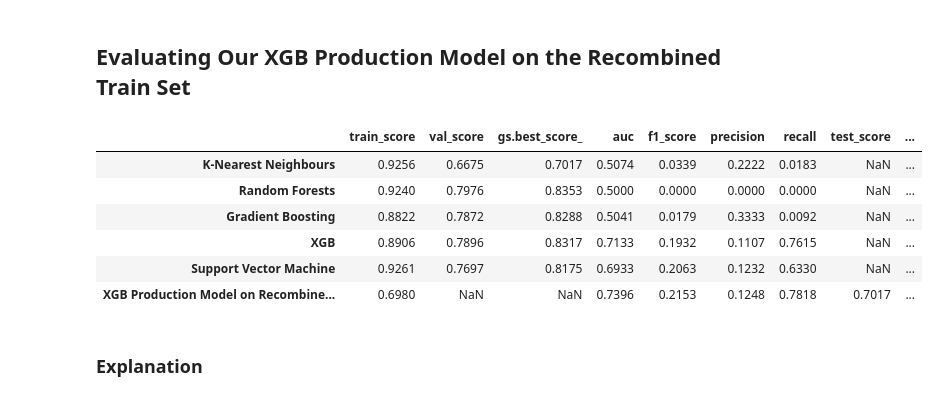
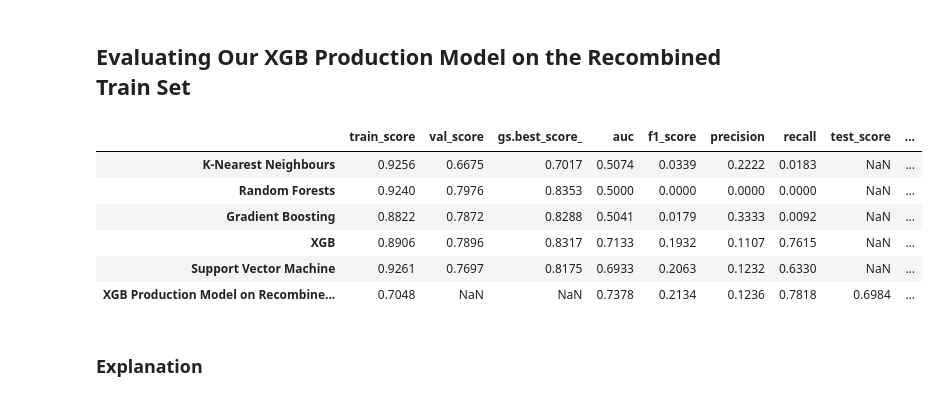
Before and after one commit to chevalier88/GA_Project_4_Advanced_Supervised_Learning, a Jupyter notebook: codes/Modelling, Cost-Benefit Analysis and Conclusion.ipynb, the cells around one changed output. Saved outputs shown, nothing was run; the diff lists cells and outputs as text; code cells hidden in the pictures.

Commit message:
final modelling? a cd ..

```diff
--- a/codes/Modelling, Cost-Benefit Analysis and Conclusion.ipynb
+++ b/codes/Modelling, Cost-Benefit Analysis and Conclusion.ipynb
@@ -741,32 +852,32 @@ Text(0.5, 0, 'False Positive Rate')
 # %%
 #building our final trained XGB Model metrics into a DataFrame
 xgb_metrics_list= ["train_score", "test_score",
                    "auc_cross_val_score", "auc",
                    "f1_score", "precision", "recall"]
-xgb_final = [0.6980009519276535, 0.7017126546146527,
-             0.8102656611778707, 0.7395536692223439,
-             0.21526908635794742, 0.12481857764876633, 0.7818181818181819]
+xgb_final = [0.7047834364588291, 0.698382492863939,
+             0.8181108580426812, 0.7377966411098941,
+             0.21339950372208438, 0.1235632183908046, 0.7818181818181819]
 
 xgb_final_df = pd.DataFrame(xgb_final).T
 
 xgb_final_df.columns = xgb_metrics_list
 
 xgb_final_df.rename(index = {0:"XGB Production Model on Recombined Train Set"}, inplace=True)
 
 # Stack the DataFrames on top of each other
 vertical_stack = pd.concat([eval_df, xgb_final_df], axis=0)
 
 vertical_stack = vertical_stack.round(decimals = 4)
 
 vertical_stack
 # %% [output]
 |  | train_score | val_score | gs.best_score_ | auc | f1_score | precision | recall | test_score | ... |
 | K-Nearest Neighbours | 0.9256 | 0.6675 | 0.7017 | 0.5074 | 0.0339 | 0.2222 | 0.0183 | NaN | ... |
 | Random Forests | 0.9240 | 0.7976 | 0.8353 | 0.5000 | 0.0000 | 0.0000 | 0.0000 | NaN | ... |
 | Gradient Boosting | 0.8822 | 0.7872 | 0.8288 | 0.5041 | 0.0179 | 0.3333 | 0.0092 | NaN | ... |
 | XGB | 0.8906 | 0.7896 | 0.8317 | 0.7133 | 0.1932 | 0.1107 | 0.7615 | NaN | ... |
 | Support Vector Machine | 0.9261 | 0.7697 | 0.8175 | 0.6933 | 0.2063 | 0.1232 | 0.6330 | NaN | ... |
-| XGB Production Model on Recombine... | 0.6980 | NaN | NaN | 0.7396 | 0.2153 | 0.1248 | 0.7818 | 0.7017 | ... |
+| XGB Production Model on Recombine... | 0.7048 | NaN | NaN | 0.7378 | 0.2134 | 0.1236 | 0.7818 | 0.6984 | ... |
 # %% [markdown]
 ### Explanation
 # %% [markdown]
```
Also changed, not shown: parts of 32 cells of this notebook, 1 other file.
